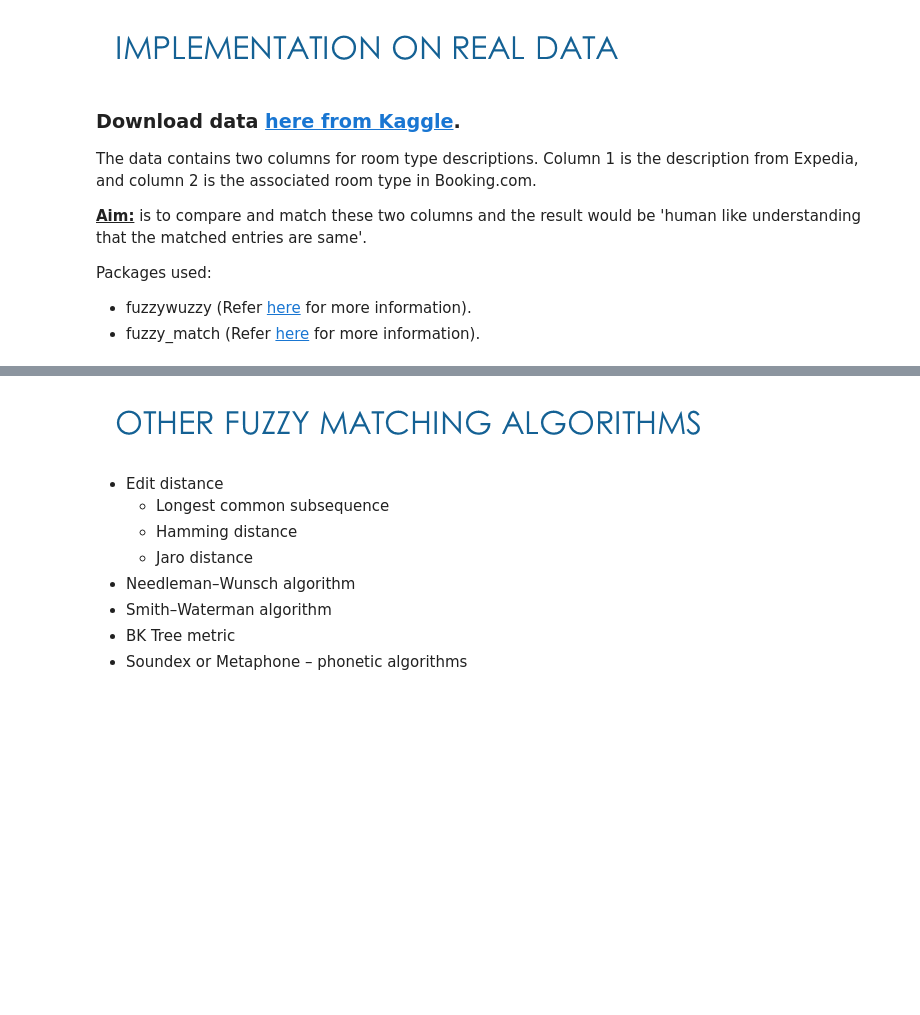
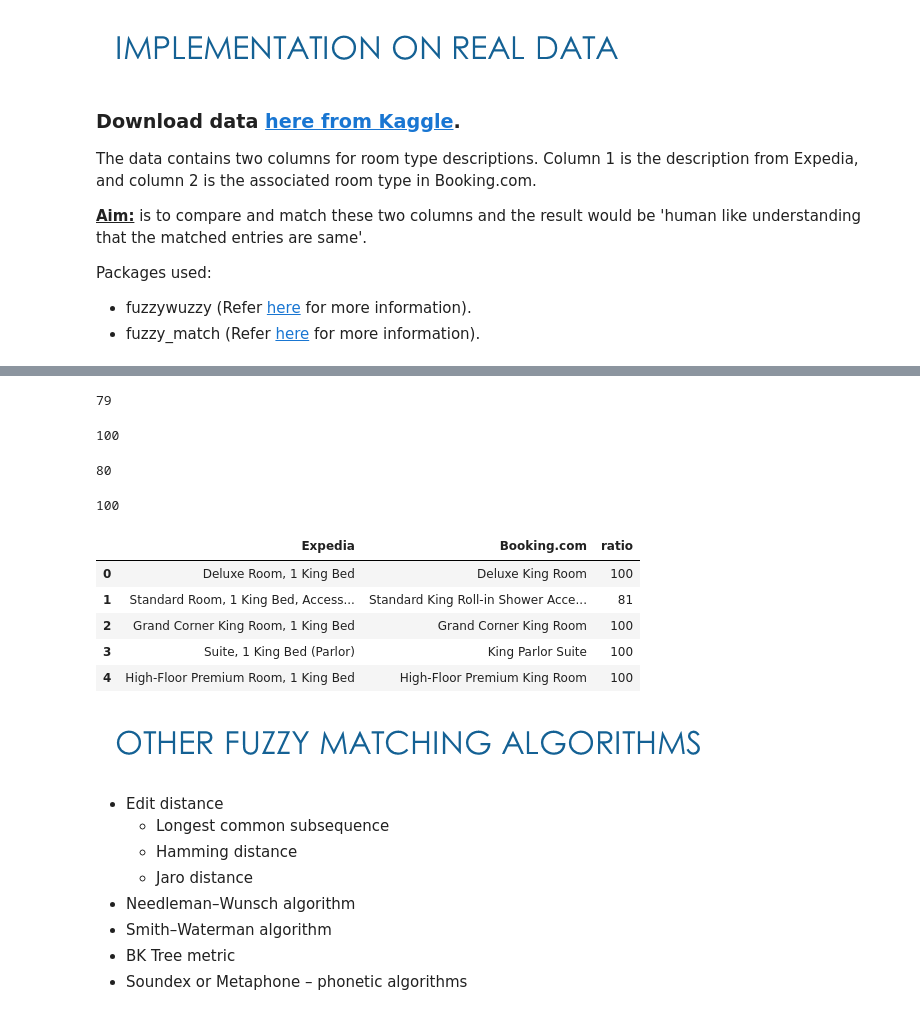
Before and after one commit to madhurima-nath/nlp_fuzzy_match_algorithms, a Jupyter notebook: fuzzy matching algorithm.ipynb, the cells around one changed output, grey strips where cells are left out. Drawn from its saved outputs; the diff is of its cells as text; code cells hidden in the pictures; blank space fills up the shorter version.

```diff
--- a/fuzzy matching algorithm.ipynb
+++ b/fuzzy matching algorithm.ipynb
@@ -269,3 +278,38 @@ df = pd.read_csv('room_type.csv')
+# %%
+fuzz.ratio('Grand Corner King Room, 1 King Bed', 'Grand Corner King Room')
+# %% [output]
+79
+# %%
+fuzz.partial_ratio('Grand Corner King Room, 1 King Bed', 'Grand Corner King Room')
+# %% [output]
+100
+# %%
+fuzz.token_sort_ratio('Grand Corner King Room, 1 King Bed', 'Grand Corner King Room')
+# %% [output]
+80
+# %%
+fuzz.token_set_ratio('Grand Corner King Room, 1 King Bed', 'Grand Corner King Room')
+# %% [output]
+100
+# %%
+def get_match_value(row):
+
+    '''function to compare the values in each row
+    for the two columns in the same dataframe'''
+
+    col1 = row['Expedia']
+    col2 = row['Booking.com']
+    return fuzz.token_set_ratio(col1, col2)
+# %%
+df['ratio'] = df.apply(get_match_value, axis=1)
+df.head()
+# %% [output]
+|  | Expedia | Booking.com | ratio |
+| 0 | Deluxe Room, 1 King Bed | Deluxe King Room | 100 |
+| 1 | Standard Room, 1 King Bed, Access... | Standard King Roll-in Shower Acce... | 81 |
+| 2 | Grand Corner King Room, 1 King Bed | Grand Corner King Room | 100 |
+| 3 | Suite, 1 King Bed (Parlor) | King Parlor Suite | 100 |
+| 4 | High-Floor Premium Room, 1 King Bed | High-Floor Premium King Room | 100 |
 # %% [markdown]
 ![image.png](attachment:fda7874a-b7b2-484e-b187-397b35c93cd6.png)
 
```
Also changed, not shown: parts of 1 cell of this notebook.
